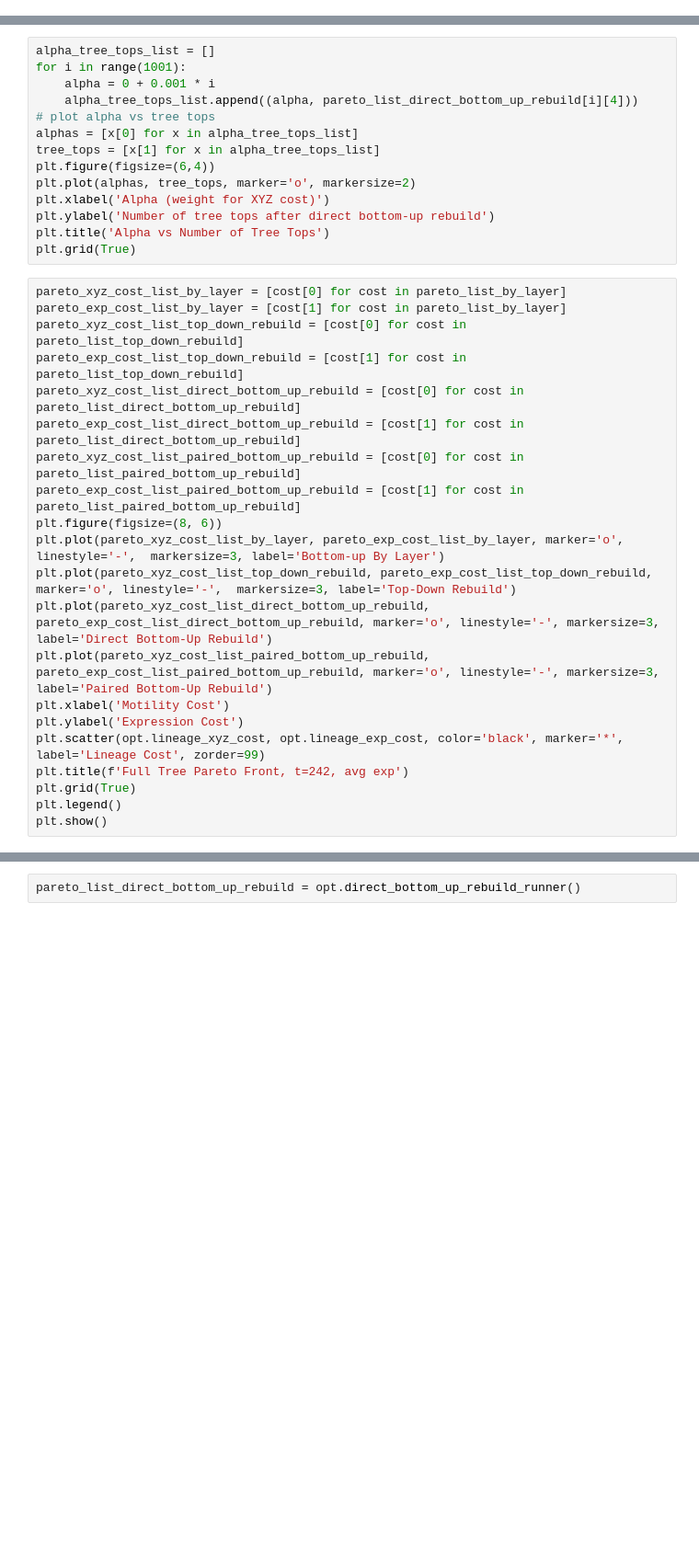
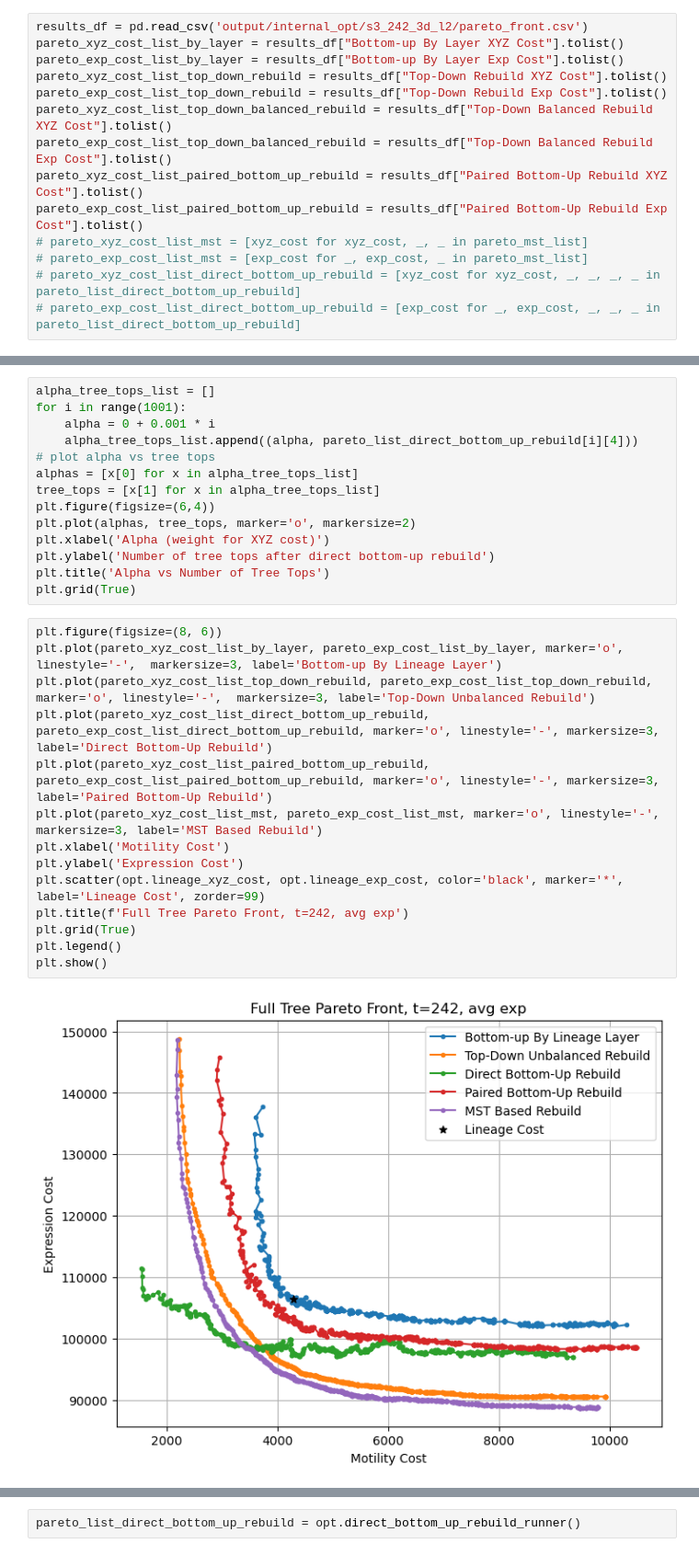
Before and after one commit to IcyFermion/embryogenesis, a Jupyter notebook: pareto_core.ipynb, the cells around one changed output, grey strips where cells are left out. Shown: that part at 92% size. Saved outputs shown, nothing was run; the diff lists cells and outputs as text; blank space fills up the shorter version.

```diff
--- a/pareto_core.ipynb
+++ b/pareto_core.ipynb
@@ -110,3 +196,17 @@ pareto_list_paired_bottom_up_rebuild = opt.paired_bottom_up_rebuild_runner()
 pareto_list_top_down_balanced_rebuild = opt.top_down_balanced_rebuild_runner()
 # %%
 pareto_list_direct_bottom_up_rebuild = opt.direct_bottom_up_rebuild_runner()
+# %%
+results_df = pd.read_csv('output/internal_opt/s3_242_3d_l2/pareto_front.csv')
+pareto_xyz_cost_list_by_layer = results_df["Bottom-up By Layer XYZ Cost"].tolist()
+pareto_exp_cost_list_by_layer = results_df["Bottom-up By Layer Exp Cost"].tolist()
+pareto_xyz_cost_list_top_down_rebuild = results_df["Top-Down Rebuild XYZ Cost"].tolist()
+pareto_exp_cost_list_top_down_rebuild = results_df["Top-Down Rebuild Exp Cost"].tolist()
+pareto_xyz_cost_list_top_down_balanced_rebuild = results_df["Top-Down Balanced Rebuild XYZ Cost"].tolist()
+pareto_exp_cost_list_top_down_balanced_rebuild = results_df["Top-Down Balanced Rebuild Exp Cost"].tolist()
+pareto_xyz_cost_list_paired_bottom_up_rebuild = results_df["Paired Bottom-Up Rebuild XYZ Cost"].tolist()
+pareto_exp_cost_list_paired_bottom_up_rebuild = results_df["Paired Bottom-Up Rebuild Exp Cost"].tolist()
+# pareto_xyz_cost_list_mst = [xyz_cost for xyz_cost, _, _ in pareto_mst_list]
+# pareto_exp_cost_list_mst = [exp_cost for _, exp_cost, _ in pareto_mst_list]
+# pareto_xyz_cost_list_direct_bottom_up_rebuild = [xyz_cost for xyz_cost, _, _, _, _ in pareto_list_direct_bottom_up_rebuild]
+# pareto_exp_cost_list_direct_bottom_up_rebuild = [exp_cost for _, exp_cost, _, _, _ in pareto_list_direct_bottom_up_rebuild]
@@ -125,23 +230,18 @@ plt.ylabel('Number of tree tops after direct bottom-up rebuild')
 plt.title('Alpha vs Number of Tree Tops')
 plt.grid(True)
 # %%
-pareto_xyz_cost_list_by_layer = [cost[0] for cost in pareto_list_by_layer]
-pareto_exp_cost_list_by_layer = [cost[1] for cost in pareto_list_by_layer]
-pareto_xyz_cost_list_top_down_rebuild = [cost[0] for cost in pareto_list_top_down_rebuild]
-pareto_exp_cost_list_top_down_rebuild = [cost[1] for cost in pareto_list_top_down_rebuild]
-pareto_xyz_cost_list_direct_bottom_up_rebuild = [cost[0] for cost in pareto_list_direct_bottom_up_rebuild]
-pareto_exp_cost_list_direct_bottom_up_rebuild = [cost[1] for cost in pareto_list_direct_bottom_up_rebuild]
-pareto_xyz_cost_list_paired_bottom_up_rebuild = [cost[0] for cost in pareto_list_paired_bottom_up_rebuild]
-pareto_exp_cost_list_paired_bottom_up_rebuild = [cost[1] for cost in pareto_list_paired_bottom_up_rebuild]
 plt.figure(figsize=(8, 6))
-plt.plot(pareto_xyz_cost_list_by_layer, pareto_exp_cost_list_by_layer, marker='o', linestyle='-',  markersize=3, label='Bottom-up By Layer')
-plt.plot(pareto_xyz_cost_list_top_down_rebuild, pareto_exp_cost_list_top_down_rebuild, marker='o', linestyle='-',  markersize=3, label='Top-Down Rebuild')
+plt.plot(pareto_xyz_cost_list_by_layer, pareto_exp_cost_list_by_layer, marker='o', linestyle='-',  markersize=3, label='Bottom-up By Lineage Layer')
+plt.plot(pareto_xyz_cost_list_top_down_rebuild, pareto_exp_cost_list_top_down_rebuild, marker='o', linestyle='-',  markersize=3, label='Top-Down Unbalanced Rebuild')
 plt.plot(pareto_xyz_cost_list_direct_bottom_up_rebuild, pareto_exp_cost_list_direct_bottom_up_rebuild, marker='o', linestyle='-', markersize=3, label='Direct Bottom-Up Rebuild')
 plt.plot(pareto_xyz_cost_list_paired_bottom_up_rebuild, pareto_exp_cost_list_paired_bottom_up_rebuild, marker='o', linestyle='-', markersize=3, label='Paired Bottom-Up Rebuild')
+plt.plot(pareto_xyz_cost_list_mst, pareto_exp_cost_list_mst, marker='o', linestyle='-', markersize=3, label='MST Based Rebuild')
 plt.xlabel('Motility Cost')
 plt.ylabel('Expression Cost')
 plt.scatter(opt.lineage_xyz_cost, opt.lineage_exp_cost, color='black', marker='*', label='Lineage Cost', zorder=99)
 plt.title(f'Full Tree Pareto Front, t=242, avg exp')
 plt.grid(True)
 plt.legend()
 plt.show()
+# %% [output]
+[figure, added]
```
Also changed, not shown: parts of 19 cells of this notebook, 3 other files.
